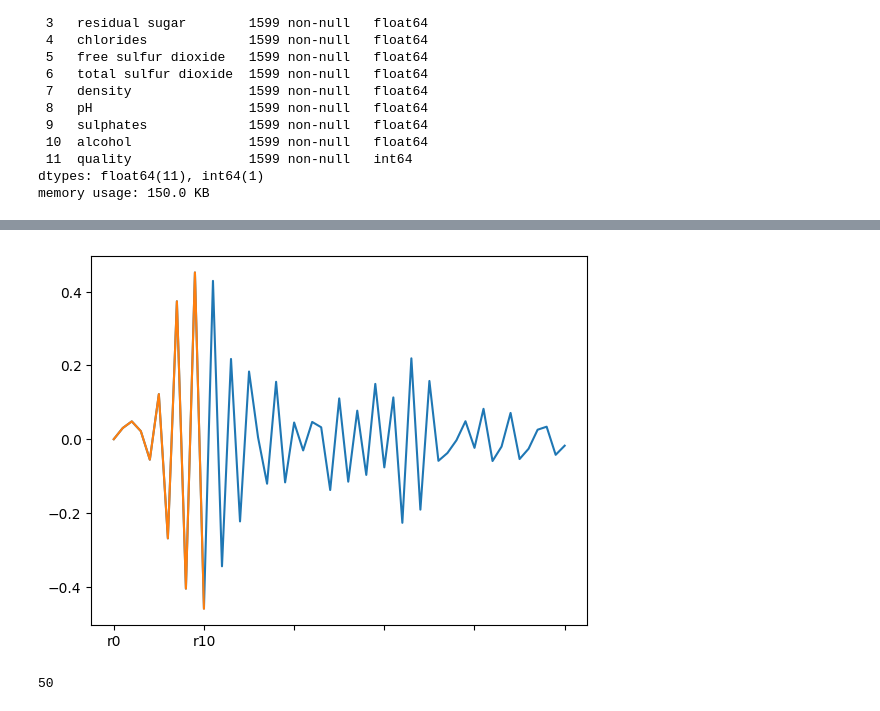
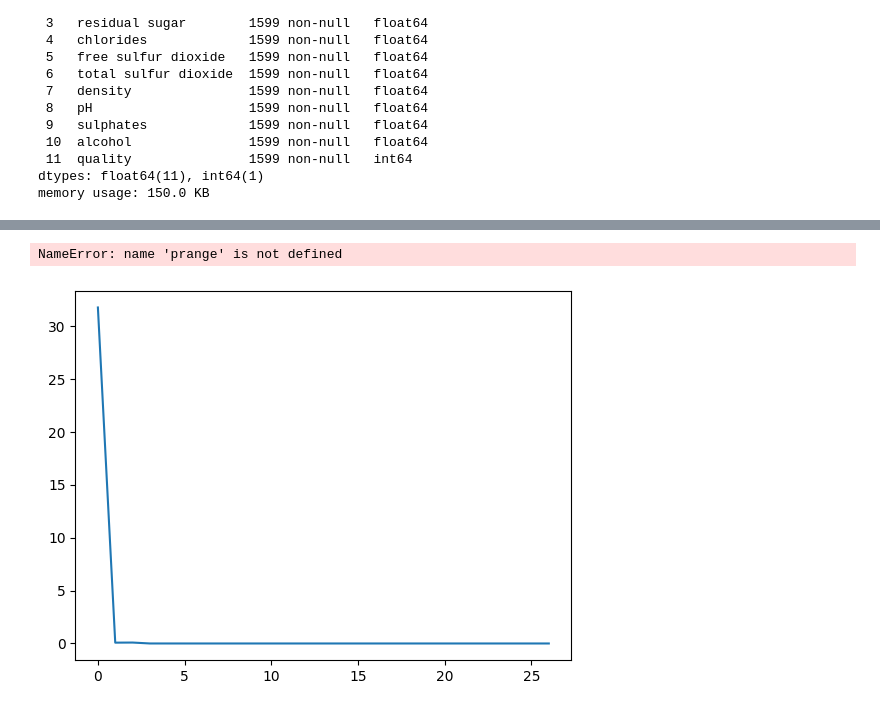
Before and after one commit to Agnij-Moitra/variational-gradient-boosting, a Jupyter notebook: benchmarks.ipynb, the cells around one changed output, grey strips where cells are left out. Drawn from its saved outputs; the diff is of its cells as text; code cells hidden in the pictures.

```diff
--- a/benchmarks.ipynb
+++ b/benchmarks.ipynb
@@ -471,0 +470,6 @@ res.plot()
+# %%
+model = VGBRegressor()
+models = model.fit(quality_X, quality_y, n_estimators=50,
+                   complexity=True,)
+# %%
+models, res, errors = models[0], models[1][0], models[1][1]
@@ -472,9 +481,7 @@ res.plot()
 # %%
-res.plot()
-res[:[i for i in prange(len(res)) if res[i] == res.min()][0] + 1].plot();
+plt.plot(errors[:])
+plt.plot(errors[:[i for i in prange(len(errors))
+         if errors[i] == min(errors)][0]-1]);
 # %% [output]
+NameError: name 'prange' is not defined
-[figure, old version]
+[figure, new version]
-# %%
-/len models
-# %% [output]
-50
```
Also changed, not shown: parts of 24 cells of this notebook, 1 other file.
